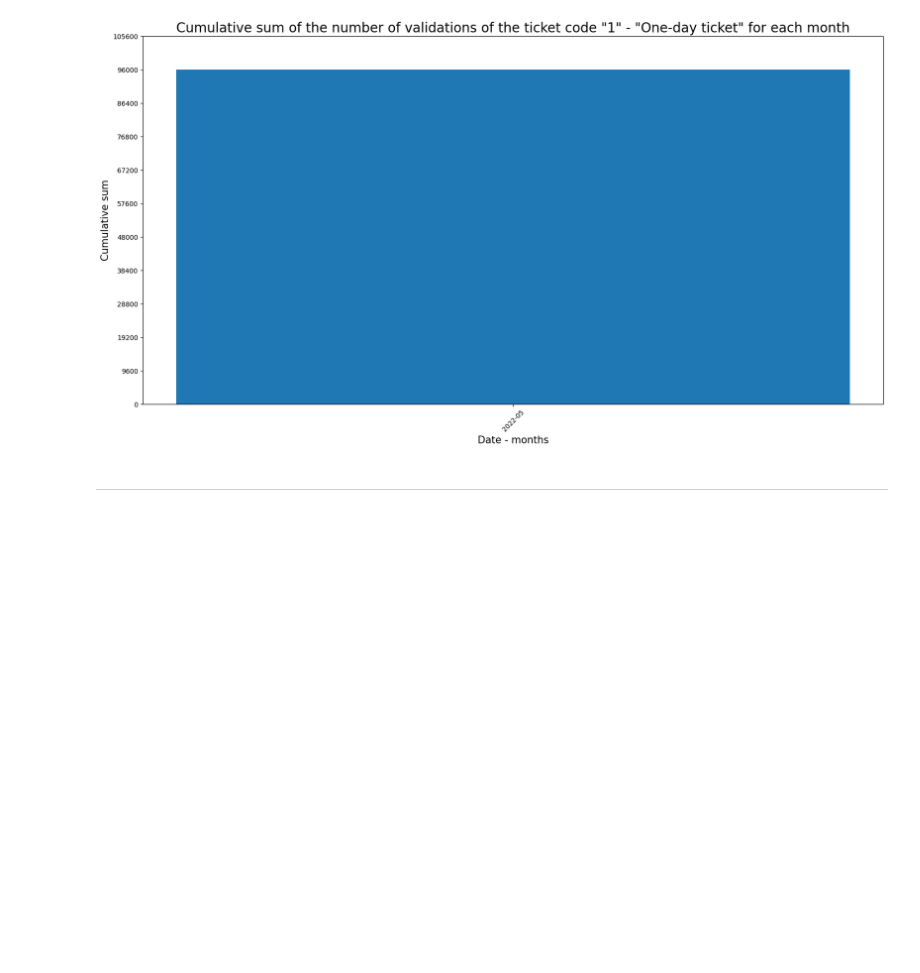
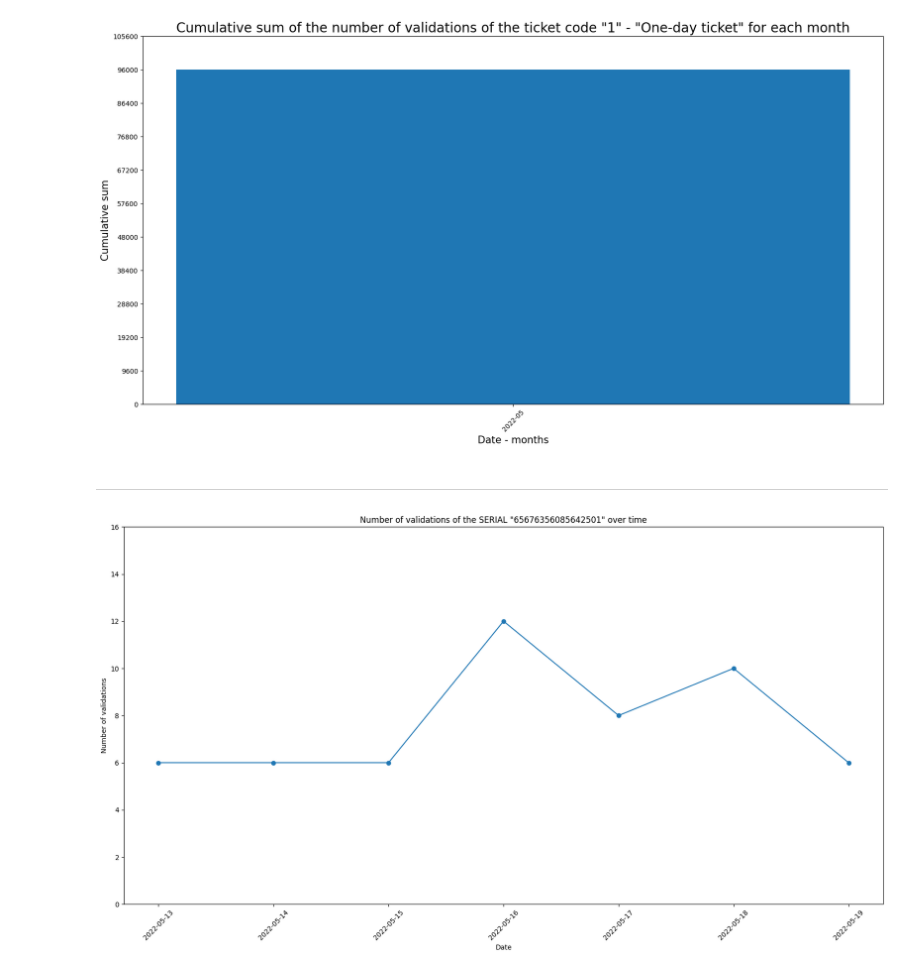
Before and after one commit to matteograzioso1/Tirocinio-Progetto-MASTER, a Jupyter notebook: Notebook 2.ipynb, the cells around one changed output. Drawn from its saved outputs; the diff is of its cells as text; code cells hidden in the pictures; blank space fills up the shorter version.

Commit message:
Focus on serial over time

```diff
--- a/Notebook 2.ipynb
+++ b/Notebook 2.ipynb
@@ -358,0 +408,9 @@ The lowest number of validations of the ticket code "1" - "One-day ticket" was 2
+# %%
+# Select the serial of the user with the highest number of validations
+serial = df['SERIALE'].value_counts().index[0]
+
+# Focus on the SERIAL
+df_s = focus_on_serial(df, serial)
+focus_on_serial_over_time(df_s, serial)
+# %% [output]
+[figure, added]
```
Also changed, not shown: parts of 1 cell of this notebook.
